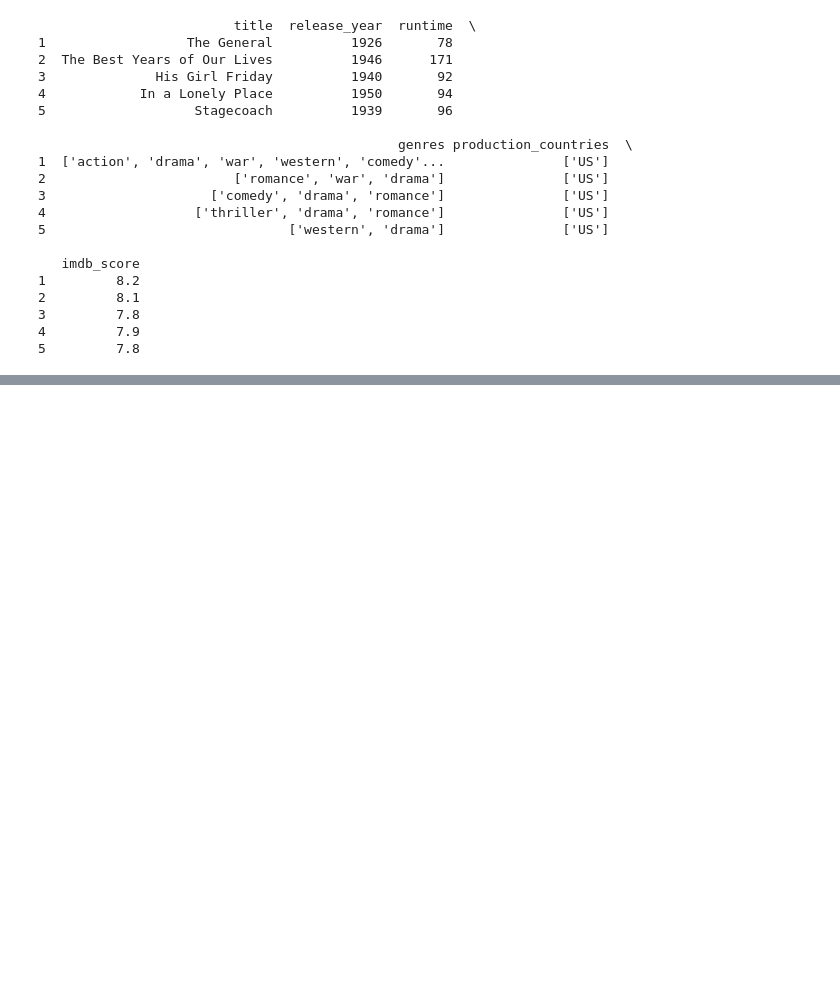
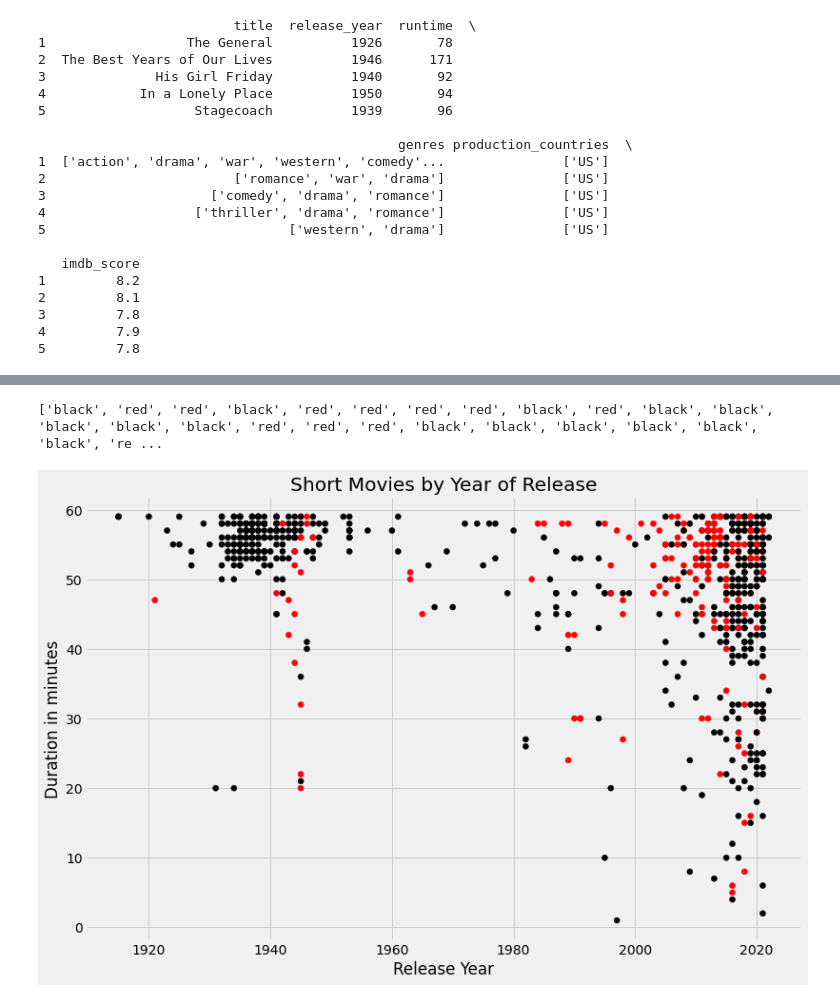
Before and after one commit to taryegh/amazon-prime-movies, a Jupyter notebook: amazon-prime-movies-2022.ipynb, the cells around one changed output, grey strips where cells are left out. Drawn from its saved outputs; the diff is of its cells as text; code cells hidden in the pictures; blank space fills up the shorter version.

```diff
--- a/amazon-prime-movies-2022.ipynb
+++ b/amazon-prime-movies-2022.ipynb
@@ -80,0 +85,3 @@ plt.show()
+# %%
+short_movies = amazon_movies_col_sub[amazon_movies_col_sub['runtime'] < 60]
+print(short_movies.head(20))
@@ -80,0 +106,28 @@ plt.show()
+# %%
+colors = []
+for lab, row in short_movies.iterrows() :
+    if "documentation" in row['genres'] :
+        colors.append('red')
+    else :
+         colors.append('black')
+
+print(colors[0:80])
+# %% [output]
+['black', 'red', 'red', 'black', 'red', 'red', 'red', 'red', 'black', 'red', 'black', 'black', 'black', 'black', 'black', 'red', 'red', 'red', 'black', 'black', 'black', 'black', 'black', 'black', 're ...
+# %%
+x_axis_short_movies = short_movies[['release_year']]
+y_axis_short_movies = short_movies[['runtime']]
+
+plt.style.use('fivethirtyeight')
+fig = plt.figure(figsize=(12,8))
+
+plt.scatter(x_axis_short_movies, y_axis_short_movies, c=colors)
+
+plt.title('Short Movies by Year of Release')
+plt.xlabel('Release Year')
+plt.ylabel('Duration in minutes')
+
+
+plt.show()
+# %% [output]
+[figure, added]
```
Also changed, not shown: parts of 5 cells of this notebook.
